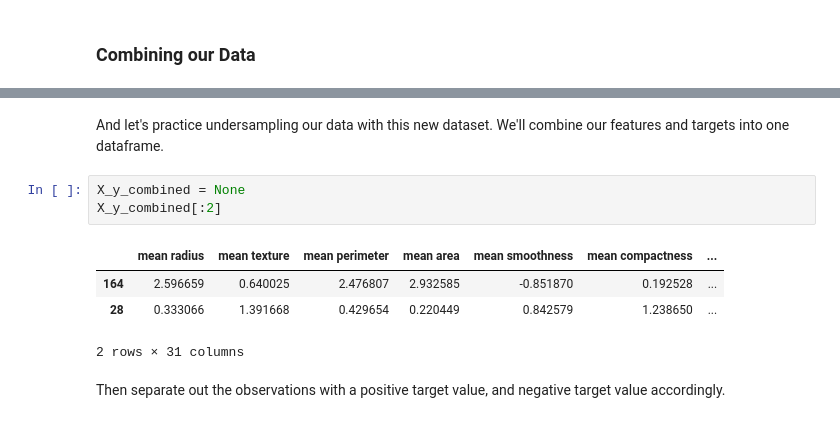
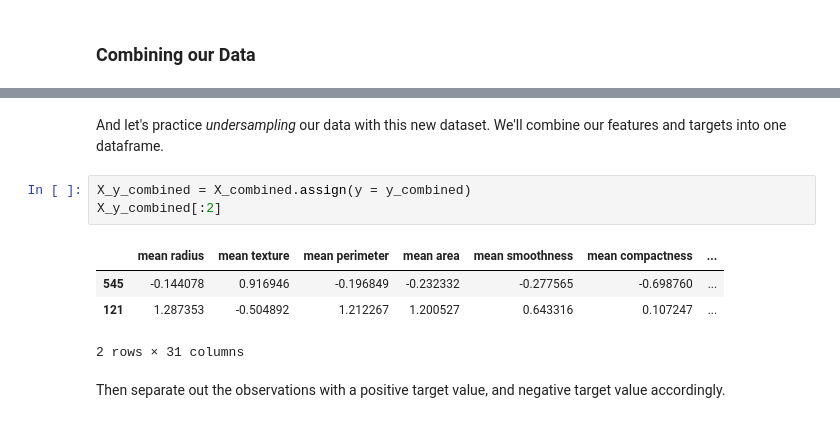
Before and after one commit to jigsawlabs-student/logistic-regression, a Jupyter notebook: 0-classification-fundamentals/3-metrics-for-classification/91-classification-metrics.ipynb, the cells around one changed output, grey strips where cells are left out. Saved outputs shown, nothing was run; the diff lists cells and outputs as text.

```diff
--- a/0-classification-fundamentals/3-metrics-for-classification/91-classification-metrics.ipynb
+++ b/0-classification-fundamentals/3-metrics-for-classification/91-classification-metrics.ipynb
@@ -266,12 +280,12 @@ RandomForestClassifier(class_weight='balanced', max_features='log2',
 # %% [markdown]
-And let's practice undersampling our data with this new dataset.  We'll combine our features and targets into one dataframe.
+And let's practice *undersampling* our data with this new dataset.  We'll combine our features and targets into one dataframe.
 # %%
-X_y_combined = None
+X_y_combined = X_combined.assign(y = y_combined)
 X_y_combined[:2]
 # %% [output]
 |  | mean radius | mean texture | mean perimeter | mean area | mean smoothness | mean compactness | ... |
-| 164 | 2.596659 | 0.640025 | 2.476807 | 2.932585 | -0.851870 | 0.192528 | ... |
-| 28 | 0.333066 | 1.391668 | 0.429654 | 0.220449 | 0.842579 | 1.238650 | ... |
+| 545 | -0.144078 | 0.916946 | -0.196849 | -0.232332 | -0.277565 | -0.698760 | ... |
+| 121 | 1.287353 | -0.504892 | 1.212267 | 1.200527 | 0.643316 | 0.107247 | ... |
 2 rows × 31 columns
 # %% [markdown]
 Then separate out the observations with a positive target value, and negative target value accordingly.
```
Also changed, not shown: parts of 45 cells of this notebook, 28 other files.
